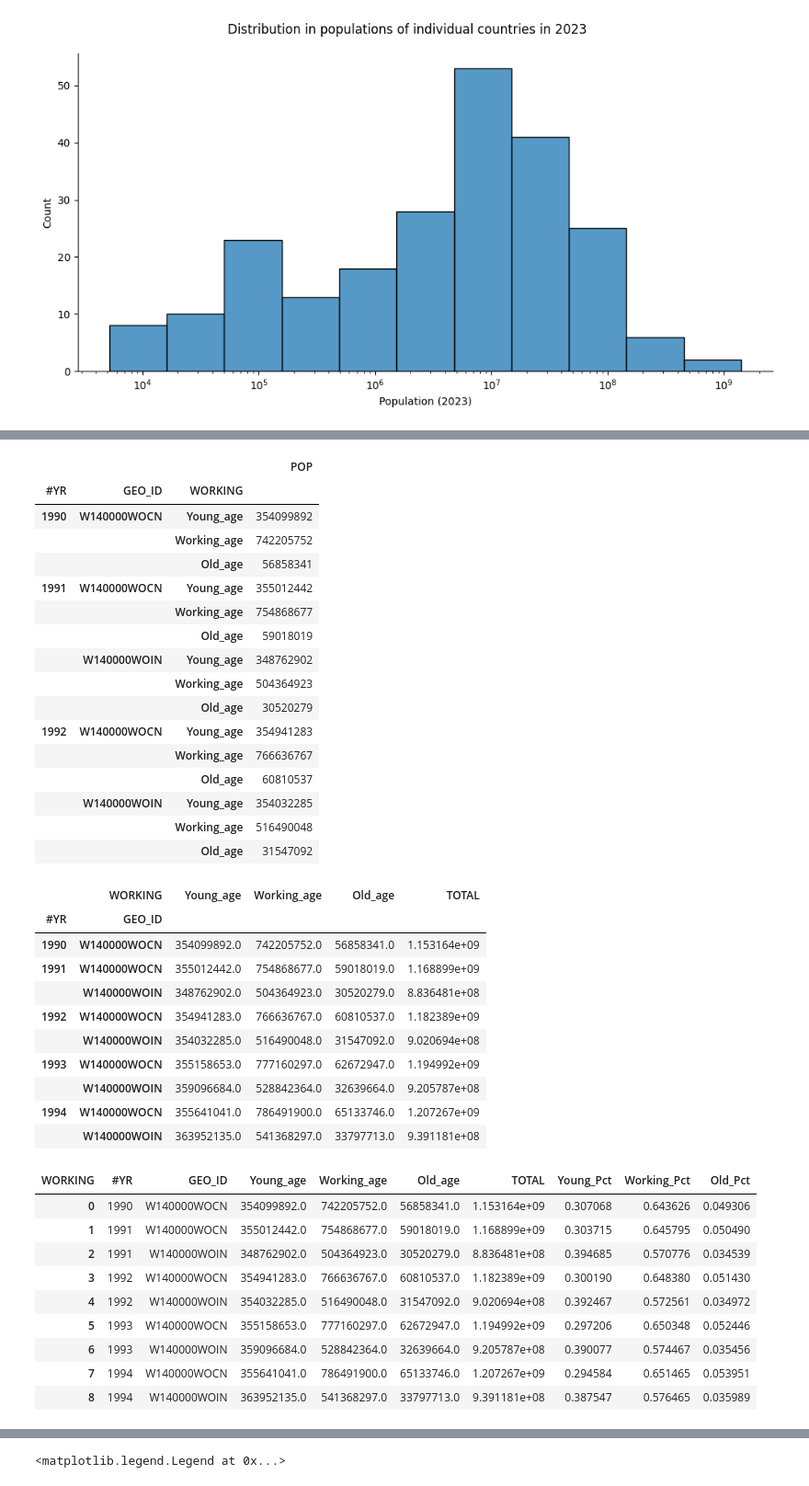
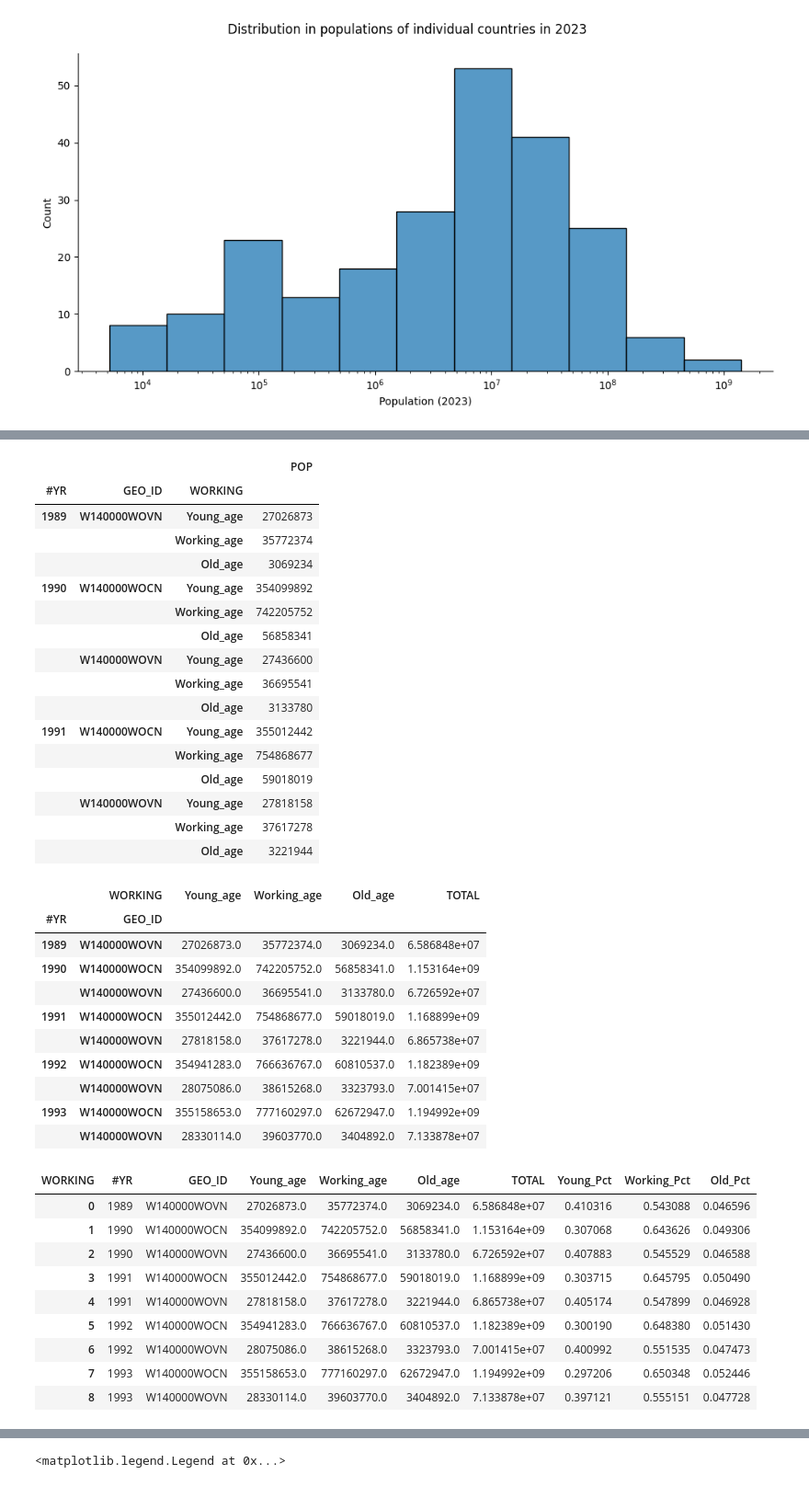
Before and after one commit to thaianle/international-database, a Jupyter notebook: idbsingleyear-python.ipynb, the cells around one changed output, grey strips where cells are left out. Shown at 92% size. Drawn from its saved outputs; the diff is of its cells as text; code cells hidden in the pictures.

```diff
--- a/idbsingleyear-python.ipynb
+++ b/idbsingleyear-python.ipynb
@@ -382,7 +452,7 @@ This time, I choose India and China, the two most populous countries in the worl
 # %%
-# Filter the data for India and China
-in_ch = idbsingleyear[idbsingleyear['GEO_ID'].isin(['W140000WOCN', 'W140000WOIN'])]
-in_ch
+# Filter the data for Vietnam and China
+vn_ch = idbsingleyear[idbsingleyear['GEO_ID'].isin(['W140000WOCN', 'W140000WOVN'])]
+vn_ch
 # %% [output]
 |  | #YR | GEO_ID | AGE | SEX | POP |
 | 1491669 | 1990 | W140000WOCN | 0 | 0 | 30630618 |
@@ -401,61 +471,61 @@ in_ch
 # Filtering for both sexes and grouping the population by below/ in/ after working age
 # I define the working age as 15-64 years old (by OECD standards, https://www.oecd.org/en/data/indicators/working-age-population.html)
 
-in_ch_0 = in_ch[in_ch['SEX'] == 0].copy() # use .copy() to avoid SettingWithCopyWarning
-in_ch_0['WORKING'] = pd.cut(in_ch_0['AGE'], bins = [0, 15, 65, 101], labels = ['Young_age', 'Working_age', 'Old_age'], include_lowest = True)
-in_ch_0_grouped = in_ch_0[['#YR', 'GEO_ID', 'WORKING', 'POP']]
-in_ch_0_grouped = in_ch_0_grouped.groupby(['#YR', 'GEO_ID', 'WORKING'], observed = True).sum()
-in_ch_0_grouped.head(15)
+vn_ch_0 = vn_ch[vn_ch['SEX'] == 0].copy() # use .copy() to avoid SettingWithCopyWarning
+vn_ch_0['WORKING'] = pd.cut(vn_ch_0['AGE'], bins = [0, 15, 65, 101], labels = ['Young_age', 'Working_age', 'Old_age'], include_lowest = True)
+vn_ch_0_grouped = vn_ch_0[['#YR', 'GEO_ID', 'WORKING', 'POP']]
+vn_ch_0_grouped = vn_ch_0_grouped.groupby(['#YR', 'GEO_ID', 'WORKING'], observed = True).sum()
+vn_ch_0_grouped.head(15)
 # %% [output]
 |  |  |  | POP |
 | #YR | GEO_ID | WORKING |  |
+| 1989 | W140000WOVN | Young_age | 27026873 |
+|  |  | Working_age | 35772374 |
+|  |  | Old_age | 3069234 |
 | 1990 | W140000WOCN | Young_age | 354099892 |
 |  |  | Working_age | 742205752 |
 |  |  | Old_age | 56858341 |
+|  | W140000WOVN | Young_age | 27436600 |
+|  |  | Working_age | 36695541 |
+|  |  | Old_age | 3133780 |
 | 1991 | W140000WOCN | Young_age | 355012442 |
 |  |  | Working_age | 754868677 |
 |  |  | Old_age | 59018019 |
-|  | W140000WOIN | Young_age | 348762902 |
-|  |  | Working_age | 504364923 |
-|  |  | Old_age | 30520279 |
-| 1992 | W140000WOCN | Young_age | 354941283 |
-|  |  | Working_age | 766636767 |
-|  |  | Old_age | 60810537 |
-|  | W140000WOIN | Young_age | 354032285 |
-|  |  | Working_age | 516490048 |
-|  |  | Old_age | 31547092 |
+|  | W140000WOVN | Young_age | 27818158 |
+|  |  | Working_age | 37617278 |
+|  |  | Old_age | 3221944 |
 # %%
-in_ch_0_pivot = in_ch_0_grouped.pivot_table(index = ['#YR', 'GEO_ID'], columns = 'WORKING', values = 'POP', observed = True)
-in_ch_0_pivot['TOTAL'] = in_ch_0_pivot['Young_age'] + in_ch_0_pivot['Working_age'] + in_ch_0_pivot['Old_age']
-in_ch_0_pivot.head(9)
+vn_ch_0_pivot = vn_ch_0_grouped.pivot_table(index = ['#YR', 'GEO_ID'], columns = 'WORKING', values = 'POP', observed = True)
+vn_ch_0_pivot['TOTAL'] = vn_ch_0_pivot['Young_age'] + vn_ch_0_pivot['Working_age'] + vn_ch_0_pivot['Old_age']
+vn_ch_0_pivot.head(9)
 # %% [output]
 |  | WORKING | Young_age | Working_age | Old_age | TOTAL |
 | #YR | GEO_ID |  |  |  |  |
+| 1989 | W140000WOVN | 27026873.0 | 35772374.0 | 3069234.0 | 6.586848e+07 |
 | 1990 | W140000WOCN | 354099892.0 | 742205752.0 | 56858341.0 | 1.153164e+09 |
+|  | W140000WOVN | 27436600.0 | 36695541.0 | 3133780.0 | 6.726592e+07 |
 | 1991 | W140000WOCN | 355012442.0 | 754868677.0 | 59018019.0 | 1.168899e+09 |
-|  | W140000WOIN | 348762902.0 | 504364923.0 | 30520279.0 | 8.836481e+08 |
+|  | W140000WOVN | 27818158.0 | 37617278.0 | 3221944.0 | 6.865738e+07 |
 | 1992 | W140000WOCN | 354941283.0 | 766636767.0 | 60810537.0 | 1.182389e+09 |
-|  | W140000WOIN | 354032285.0 | 516490048.0 | 31547092.0 | 9.020694e+08 |
+|  | W140000WOVN | 28075086.0 | 38615268.0 | 3323793.0 | 7.001415e+07 |
 | 1993 | W140000WOCN | 355158653.0 | 777160297.0 | 62672947.0 | 1.194992e+09 |
-|  | W140000WOIN | 359096684.0 | 528842364.0 | 32639664.0 | 9.205787e+08 |
-| 1994 | W140000WOCN | 355641041.0 | 786491900.0 | 65133746.0 | 1.207267e+09 |
-|  | W140000WOIN | 363952135.0 | 541368297.0 | 33797713.0 | 9.391181e+08 |
+|  | W140000WOVN | 28330114.0 | 39603770.0 | 3404892.0 | 7.133878e+07 |
 # %%
 # Divide to find the proportion of each age group
-in_ch_0_pivot['Young_Pct'] = in_ch_0_pivot['Young_age'] / in_ch_0_pivot['TOTAL']
-in_ch_0_pivot['Working_Pct'] = in_ch_0_pivot['Working_age'] / in_ch_0_pivot['TOTAL']
-in_ch_0_pivot['Old_Pct'] = in_ch_0_pivot['Old_age'] / in_ch_0_pivot['TOTAL']
+vn_ch_0_pivot['Young_Pct'] = vn_ch_0_pivot['Young_age'] / vn_ch_0_pivot['TOTAL']
+vn_ch_0_pivot['Working_Pct'] = vn_ch_0_pivot['Working_age'] / vn_ch_0_pivot['TOTAL']
+vn_ch_0_pivot['Old_Pct'] = vn_ch_0_pivot['Old_age'] / vn_ch_0_pivot['TOTAL']
 # Reset index for easier analysis
-in_ch_0_pivot = in_ch_0_pivot.reset_index()
-in_ch_0_pivot.head(9)
+vn_ch_0_pivot = vn_ch_0_pivot.reset_index()
+vn_ch_0_pivot.head(9)
 # %% [output]
 | WORKING | #YR | GEO_ID | Young_age | Working_age | Old_age | TOTAL | Young_Pct | Working_Pct | Old_Pct |
-| 0 | 1990 | W140000WOCN | 354099892.0 | 742205752.0 | 56858341.0 | 1.153164e+09 | 0.307068 | 0.643626 | 0.049306 |
-| 1 | 1991 | W140000WOCN | 355012442.0 | 754868677.0 | 59018019.0 | 1.168899e+09 | 0.303715 | 0.645795 | 0.050490 |
-| 2 | 1991 | W140000WOIN | 348762902.0 | 504364923.0 | 30520279.0 | 8.836481e+08 | 0.394685 | 0.570776 | 0.034539 |
-| 3 | 1992 | W140000WOCN | 354941283.0 | 766636767.0 | 60810537.0 | 1.182389e+09 | 0.300190 | 0.648380 | 0.051430 |
-| 4 | 1992 | W140000WOIN | 354032285.0 | 516490048.0 | 31547092.0 | 9.020694e+08 | 0.392467 | 0.572561 | 0.034972 |
-| 5 | 1993 | W140000WOCN | 355158653.0 | 777160297.0 | 62672947.0 | 1.194992e+09 | 0.297206 | 0.650348 | 0.052446 |
-| 6 | 1993 | W140000WOIN | 359096684.0 | 528842364.0 | 32639664.0 | 9.205787e+08 | 0.390077 | 0.574467 | 0.035456 |
-| 7 | 1994 | W140000WOCN | 355641041.0 | 786491900.0 | 65133746.0 | 1.207267e+09 | 0.294584 | 0.651465 | 0.053951 |
-| 8 | 1994 | W140000WOIN | 363952135.0 | 541368297.0 | 33797713.0 | 9.391181e+08 | 0.387547 | 0.576465 | 0.035989 |
+| 0 | 1989 | W140000WOVN | 27026873.0 | 35772374.0 | 3069234.0 | 6.586848e+07 | 0.410316 | 0.543088 | 0.046596 |
+| 1 | 1990 | W140000WOCN | 354099892.0 | 742205752.0 | 56858341.0 | 1.153164e+09 | 0.307068 | 0.643626 | 0.049306 |
+| 2 | 1990 | W140000WOVN | 27436600.0 | 36695541.0 | 3133780.0 | 6.726592e+07 | 0.407883 | 0.545529 | 0.046588 |
+| 3 | 1991 | W140000WOCN | 355012442.0 | 754868677.0 | 59018019.0 | 1.168899e+09 | 0.303715 | 0.645795 | 0.050490 |
+| 4 | 1991 | W140000WOVN | 27818158.0 | 37617278.0 | 3221944.0 | 6.865738e+07 | 0.405174 | 0.547899 | 0.046928 |
+| 5 | 1992 | W140000WOCN | 354941283.0 | 766636767.0 | 60810537.0 | 1.182389e+09 | 0.300190 | 0.648380 | 0.051430 |
+| 6 | 1992 | W140000WOVN | 28075086.0 | 38615268.0 | 3323793.0 | 7.001415e+07 | 0.400992 | 0.551535 | 0.047473 |
+| 7 | 1993 | W140000WOCN | 355158653.0 | 777160297.0 | 62672947.0 | 1.194992e+09 | 0.297206 | 0.650348 | 0.052446 |
+| 8 | 1993 | W140000WOVN | 28330114.0 | 39603770.0 | 3404892.0 | 7.133878e+07 | 0.397121 | 0.555151 | 0.047728 |
```
Also changed, not shown: parts of 27 cells of this notebook.
